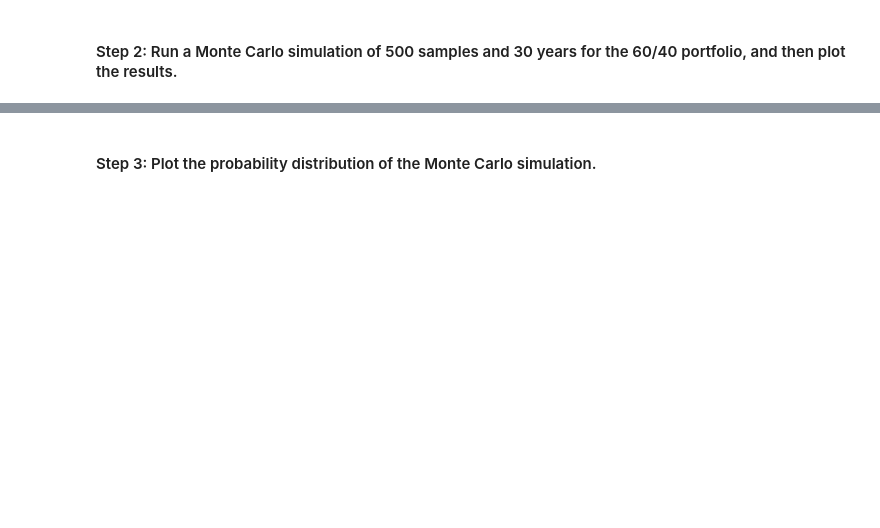
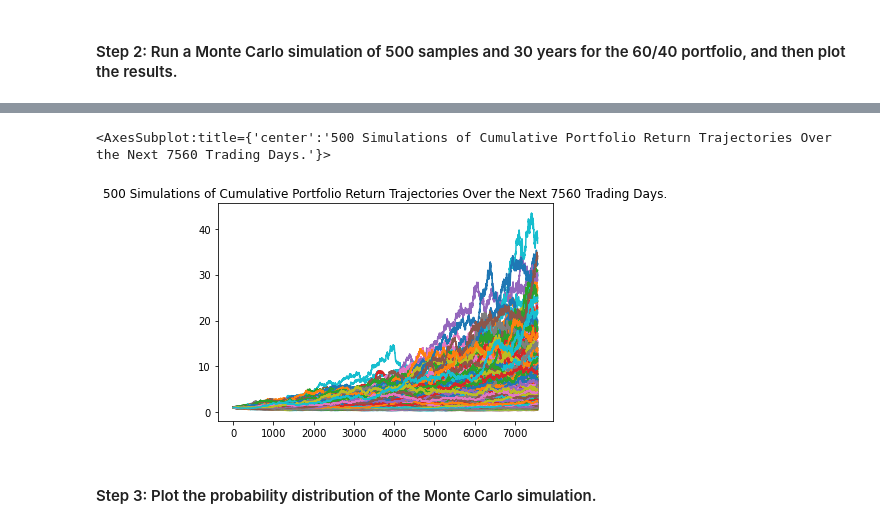
Before and after one commit to fredec96/Financial_Planner, a Jupyter notebook: financial_planning_tools.ipynb, the cells around one changed output, grey strips where cells are left out. Cells and saved outputs as stored; diff of their text form; code cells hidden in the pictures; blank space fills up the shorter version.

```diff
--- a/financial_planning_tools.ipynb
+++ b/financial_planning_tools.ipynb
@@ -434,17 +431,30 @@ In this section, you’ll use the MCForecastTools library to create a Monte Carl
+# %%
+# Set start and end dates of 3 years back from your current date
+start = pd.Timestamp("2019-07-19", tz="America/New_York").isoformat()
+
+end = pd.Timestamp("2022-07-19", tz="America/New_York").isoformat()
 # %%
 # Use the Alpaca get_bars function to make the API call to get the 3 years worth of pricing data
 # The tickers and timeframe parameters should have been set in Part 1 of this activity
 # The start and end dates should be updated with the information set above
 # Remember to add the df property to the end of the call so the response is returned as a DataFrame
-# YOUR CODE HERE
+historical_closing_df = alpaca.get_bars(
+    tickers,
+    timeframe,
+    start = start,
+    end = end
+).df
 
 # Reorganize the DataFrame
 # Separate ticker data
-# YOUR CODE HERE
+spy_year = historical_closing_df[historical_closing_df['symbol']=='SPY'].drop('symbol', axis=1)
+agg_year = historical_closing_df[historical_closing_df['symbol']=='AGG'].drop('symbol', axis=1)
 
 # Concatenate the ticker DataFrames
-# YOUR CODE HERE
+historical_closing_df = pd.concat([spy_year, agg_year],axis=1, keys=['SPY','AGG'])
+
+# Drop the time component of the date
+historical_closing_df.index = historical_closing_df.index.date
 
 # Display both the first and last five rows of the DataFrame
-# YOUR CODE HERE
-# YOUR CODE HERE
+historical_closing_df
@@ -454,7 +479,14 @@ In this section, you’ll use the MCForecastTools library to create a Monte Carl
 # Configure the Monte Carlo simulation to forecast 30 years cumulative returns
 # The weights should be split 40% to AGG and 60% to SPY.
 # Run 500 samples.
-# YOUR CODE HERE
+# Create a simulation object
+thirty_year_simulation = MCSimulation(
+    portfolio_data=historical_closing_df,
+    weights=[0.6, 0.4],
+    num_simulation=500,
+    num_trading_days=252*30,
+)
+
 
 # Review the simulation input data
-# YOUR CODE HERE
+thirty_year_simulation.portfolio_data.head()
@@ -464,7 +546,10 @@ In this section, you’ll use the MCForecastTools library to create a Monte Carl
 # %%
 # Visualize the 30-year Monte Carlo simulation by creating an
 # overlay line plot
-# YOUR CODE HERE
+thirty_year_simulation.plot_simulation()
+# %% [output]
+<AxesSubplot:title={'center':'500 Simulations of Cumulative Portfolio Return Trajectories Over the Next 7560 Trading Days.'}>
+[figure, added]
 # %% [markdown]
 #### Step 3: Plot the probability distribution of the Monte Carlo simulation.
 # %%
```
Also changed, not shown: parts of 32 cells of this notebook.
